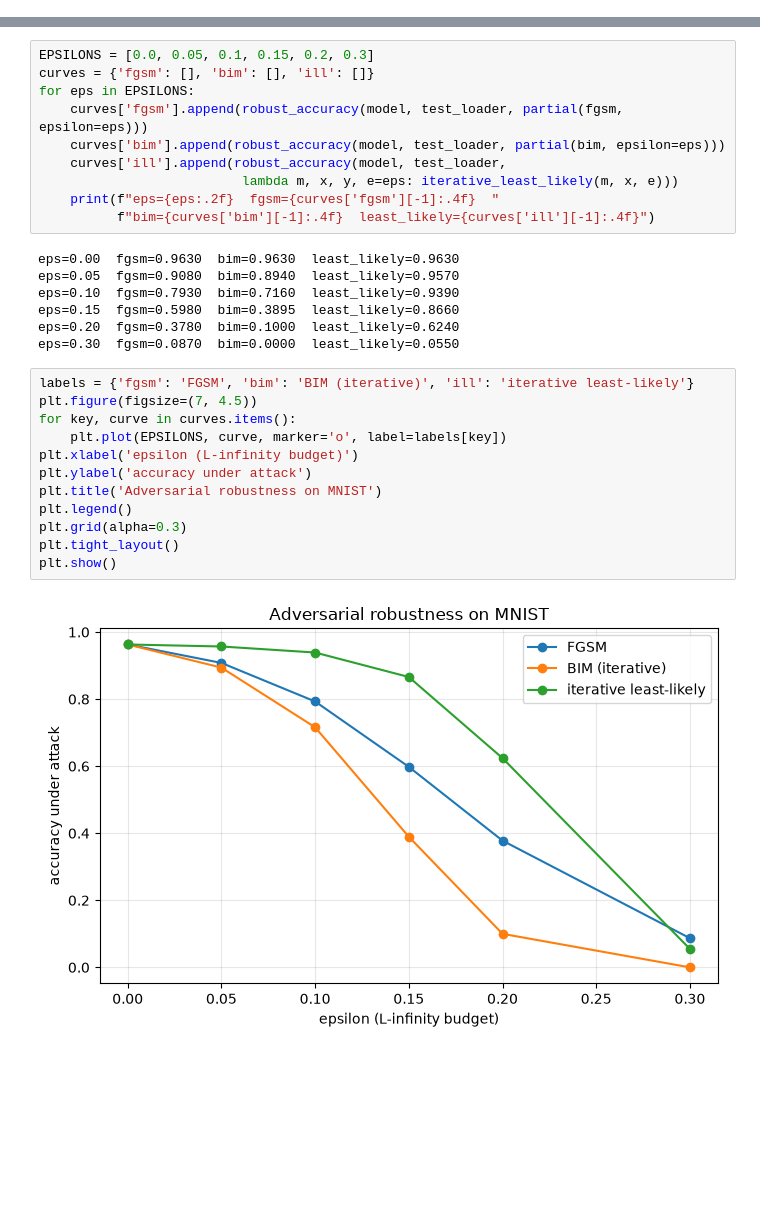
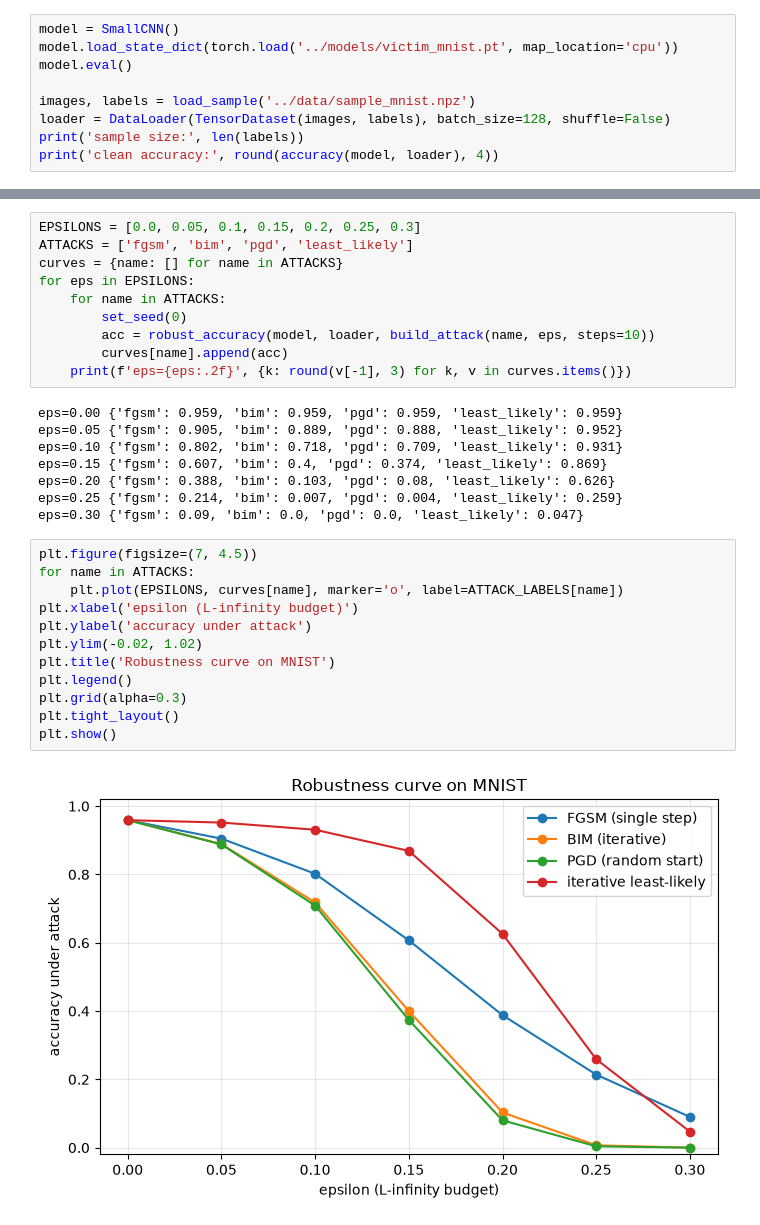
Before and after one commit to aamirmalik-dr/adversarial-attacks, a Jupyter notebook: notebooks/demo.ipynb, the cells around one changed output, grey strips where cells are left out. Cells and saved outputs as stored; diff of their text form; blank space fills up the shorter version.

```diff
--- a/notebooks/demo.ipynb
+++ b/notebooks/demo.ipynb
@@ -29,0 +22,9 @@ clean test accuracy: 0.963
+# %%
+model = SmallCNN()
+model.load_state_dict(torch.load('../models/victim_mnist.pt', map_location='cpu'))
+model.eval()
+
+images, labels = load_sample('../data/sample_mnist.npz')
+loader = DataLoader(TensorDataset(images, labels), batch_size=128, shuffle=False)
+print('sample size:', len(labels))
+print('clean accuracy:', round(accuracy(model, loader), 4))
@@ -34,34 +38,35 @@ For each budget we measure accuracy under all three attacks. The iterative metho
-# %%
-EPSILONS = [0.0, 0.05, 0.1, 0.15, 0.2, 0.3]
-curves = {'fgsm': [], 'bim': [], 'ill': []}
-for eps in EPSILONS:
-    curves['fgsm'].append(robust_accuracy(model, test_loader, partial(fgsm, epsilon=eps)))
-    curves['bim'].append(robust_accuracy(model, test_loader, partial(bim, epsilon=eps)))
-    curves['ill'].append(robust_accuracy(model, test_loader,
-                          lambda m, x, y, e=eps: iterative_least_likely(m, x, e)))
-    print(f"eps={eps:.2f}  fgsm={curves['fgsm'][-1]:.4f}  "
-          f"bim={curves['bim'][-1]:.4f}  least_likely={curves['ill'][-1]:.4f}")
-# %% [output]
-eps=0.00  fgsm=0.9630  bim=0.9630  least_likely=0.9630
-eps=0.05  fgsm=0.9080  bim=0.8940  least_likely=0.9570
-eps=0.10  fgsm=0.7930  bim=0.7160  least_likely=0.9390
-eps=0.15  fgsm=0.5980  bim=0.3895  least_likely=0.8660
-eps=0.20  fgsm=0.3780  bim=0.1000  least_likely=0.6240
-eps=0.30  fgsm=0.0870  bim=0.0000  least_likely=0.0550
+# %%
+EPSILONS = [0.0, 0.05, 0.1, 0.15, 0.2, 0.25, 0.3]
+ATTACKS = ['fgsm', 'bim', 'pgd', 'least_likely']
+curves = {name: [] for name in ATTACKS}
+for eps in EPSILONS:
+    for name in ATTACKS:
+        set_seed(0)
+        acc = robust_accuracy(model, loader, build_attack(name, eps, steps=10))
+        curves[name].append(acc)
+    print(f'eps={eps:.2f}', {k: round(v[-1], 3) for k, v in curves.items()})
+# %% [output]
+eps=0.00 {'fgsm': 0.959, 'bim': 0.959, 'pgd': 0.959, 'least_likely': 0.959}
+eps=0.05 {'fgsm': 0.905, 'bim': 0.889, 'pgd': 0.888, 'least_likely': 0.952}
+eps=0.10 {'fgsm': 0.802, 'bim': 0.718, 'pgd': 0.709, 'least_likely': 0.931}
+eps=0.15 {'fgsm': 0.607, 'bim': 0.4, 'pgd': 0.374, 'least_likely': 0.869}
+eps=0.20 {'fgsm': 0.388, 'bim': 0.103, 'pgd': 0.08, 'least_likely': 0.626}
+eps=0.25 {'fgsm': 0.214, 'bim': 0.007, 'pgd': 0.004, 'least_likely': 0.259}
+eps=0.30 {'fgsm': 0.09, 'bim': 0.0, 'pgd': 0.0, 'least_likely': 0.047}
 # %%
-labels = {'fgsm': 'FGSM', 'bim': 'BIM (iterative)', 'ill': 'iterative least-likely'}
 plt.figure(figsize=(7, 4.5))
-for key, curve in curves.items():
-    plt.plot(EPSILONS, curve, marker='o', label=labels[key])
+for name in ATTACKS:
+    plt.plot(EPSILONS, curves[name], marker='o', label=ATTACK_LABELS[name])
 plt.xlabel('epsilon (L-infinity budget)')
 plt.ylabel('accuracy under attack')
-plt.title('Adversarial robustness on MNIST')
+plt.ylim(-0.02, 1.02)
+plt.title('Robustness curve on MNIST')
 plt.legend()
 plt.grid(alpha=0.3)
 plt.tight_layout()
 plt.show()
 # %% [output]
-[figure, old version]
+[figure, new version]
 # %% [markdown]
 ## Adversarial examples
 
```
Also changed, not shown: parts of 9 cells of this notebook, 3 other files.
